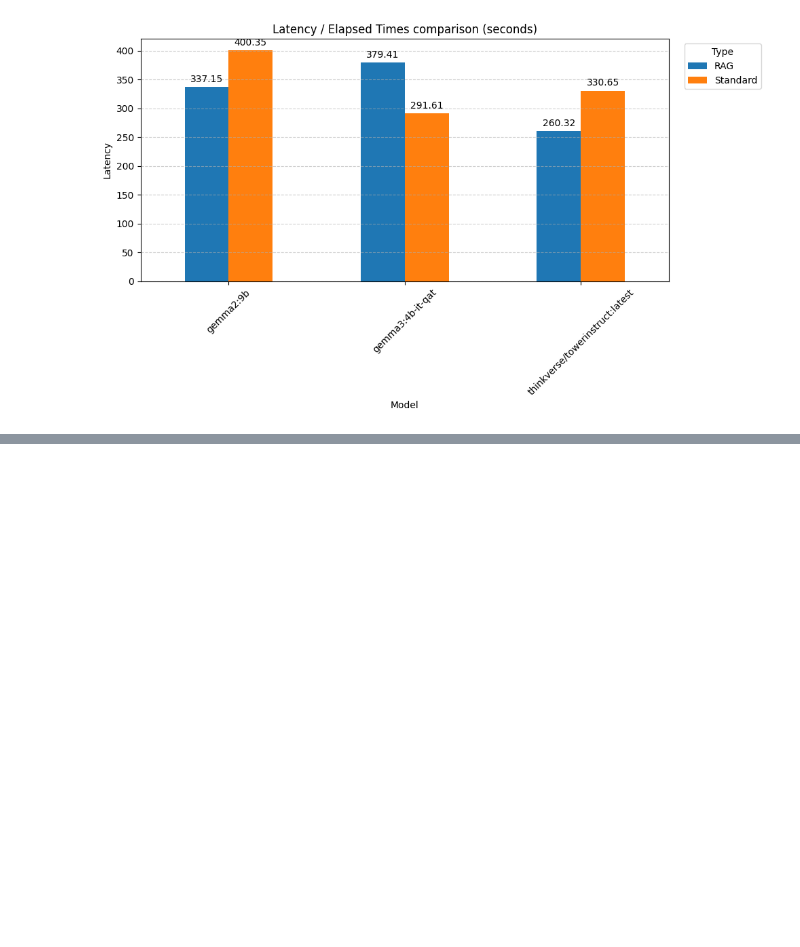
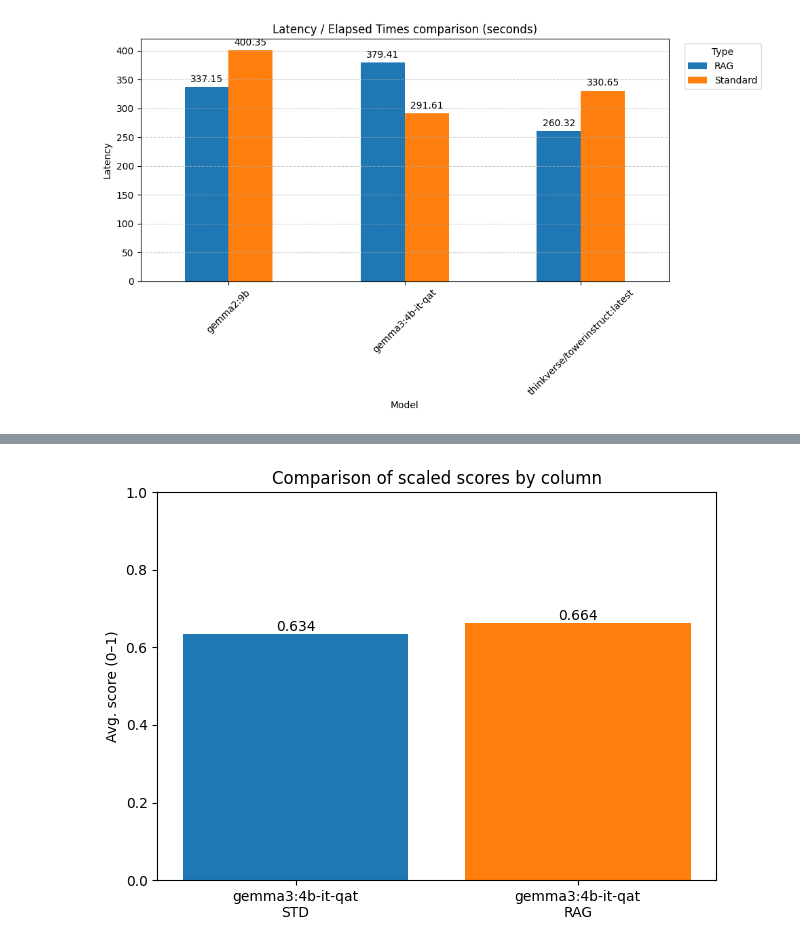
Before and after one commit to jmura84/FOREO_AI_Engineering, a Jupyter notebook: notebooks/llms_quality_estimation_rag_test.ipynb, the cells around one changed output, grey strips where cells are left out. Drawn from its saved outputs; the diff is of its cells as text; code cells hidden in the pictures; blank space fills up the shorter version.

```diff
--- a/notebooks/llms_quality_estimation_rag_test.ipynb
+++ b/notebooks/llms_quality_estimation_rag_test.ipynb
@@ -461,3 +461,10 @@ plot_metric(metrics_df, "Latency", "Latency / Elapsed Times comparison (seconds)
 # %% [output]
 [figure]
 [figure]
+# %%
+from sklearn.preprocessing import MinMaxScaler
+
+scaler = MinMaxScaler()
+# %%
+scores_data = pd.read_csv("../data/en_corpus/scored_translations/gemma3_4b-it-qat_qe_scored.csv")
+scores_data.head(5)
@@ -463,0 +478,2 @@ plot_metric(metrics_df, "Latency", "Latency / Elapsed Times comparison (seconds)
+# %%
+scores_data_num = scores_data.select_dtypes(include=['int64', 'float64'])
@@ -463,0 +496,6 @@ plot_metric(metrics_df, "Latency", "Latency / Elapsed Times comparison (seconds)
+# %%
+scores_data_scaled = pd.DataFrame(
+    scaler.fit_transform(scores_data_num),
+    columns=scores_data_num.columns,
+    index=scores_data_num.index
+)
@@ -463,0 +518,46 @@ plot_metric(metrics_df, "Latency", "Latency / Elapsed Times comparison (seconds)
+# %%
+from matplotlib import rcParams
+
+cols = [
+    "gemma3:4b-it-qat_std_scores",
+    "gemma3:4b-it-qat_rag_scores"
+]
+
+values = scores_data_scaled[cols].mean()
+
+colors = rcParams["axes.prop_cycle"].by_key()["color"]
+
+plt.figure()
+
+bars = plt.bar(
+    values.index,
+    values.values,
+    color=colors[:len(values)]
+)
+
+plt.ylim(0, 1)
+plt.ylabel("Avg. score (0–1)")
+plt.title("Comparison of scaled scores by column")
+
+xtick_labels = [
+    "gemma3:4b-it-qat\nSTD",
+    "gemma3:4b-it-qat\nRAG"
+]
+plt.xticks(range(len(values)), xtick_labels)
+
+# Value on top of each bar
+for bar in bars:
+    height = bar.get_height()
+    plt.text(
+        bar.get_x() + bar.get_width() / 2,
+        height,
+        f"{height:.3f}",
+        ha="center",
+        va="bottom",
+        fontsize=10
+    )
+
+plt.tight_layout()
+plt.show()
+# %% [output]
+[figure, added]
```
Also changed, not shown: parts of 3 cells of this notebook, 1 other file.
